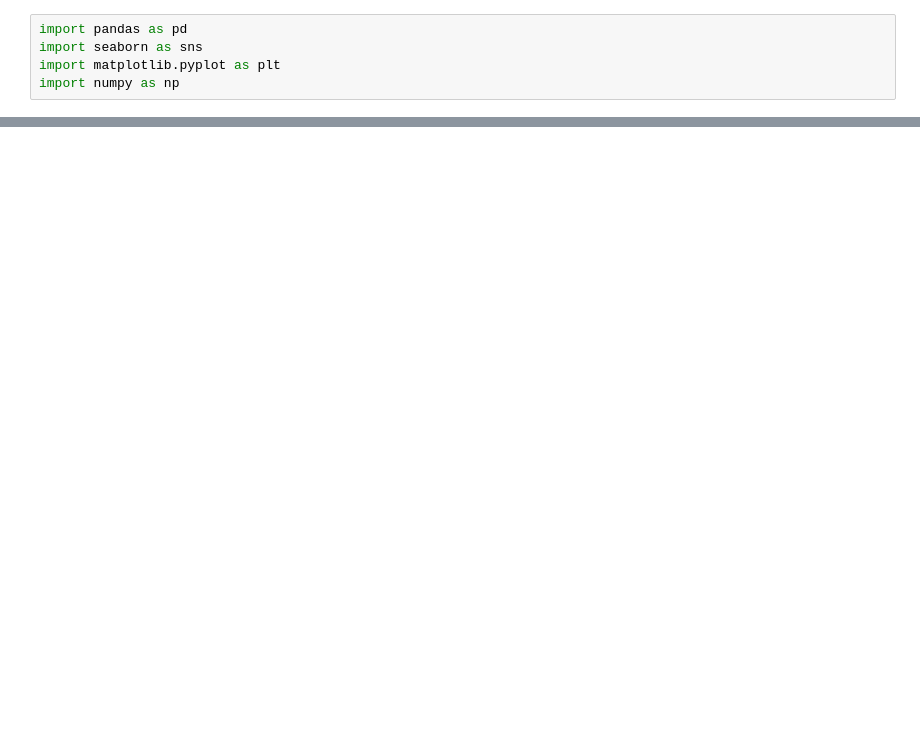
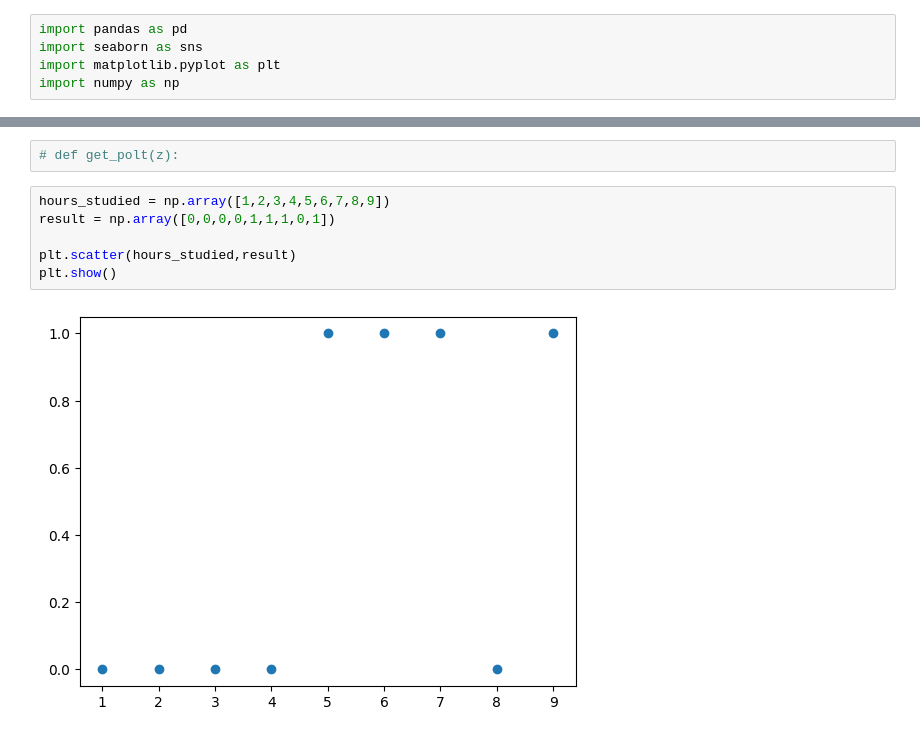
Before and after one commit to Lunivmaharjans/Python, a Jupyter notebook: day16.ipynb, the cells around one changed output, grey strips where cells are left out. Cells and saved outputs as stored; diff of their text form; blank space fills up the shorter version.

```diff
--- a/day16.ipynb
+++ b/day16.ipynb
@@ -25,0 +28,10 @@ plt.show()
+# %%
+# def get_polt(z):
+# %%
+hours_studied = np.array([1,2,3,4,5,6,7,8,9])
+result = np.array([0,0,0,0,1,1,1,0,1])
+
+plt.scatter(hours_studied,result)
+plt.show()
+# %% [output]
+[figure, added]
```
Also changed, not shown: parts of 6 cells of this notebook.
